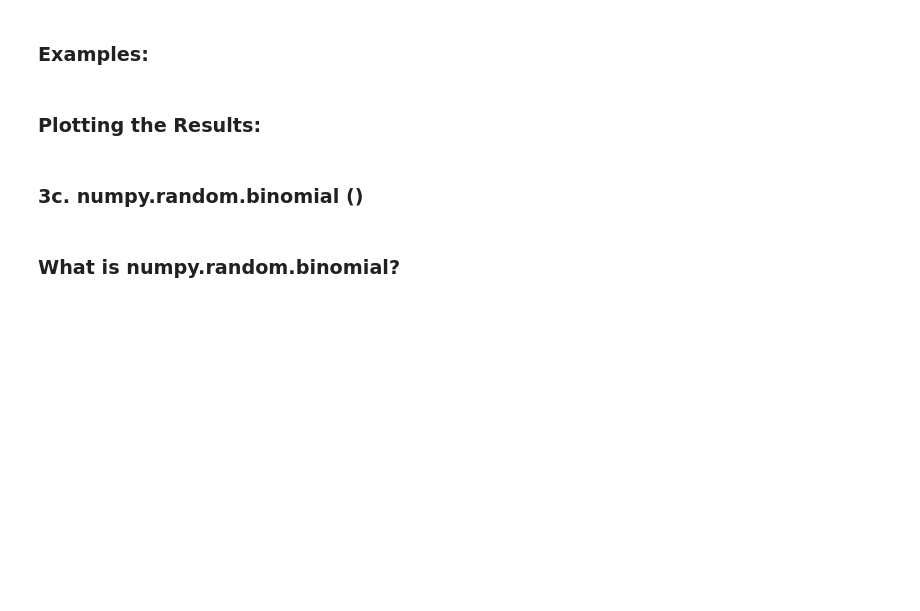
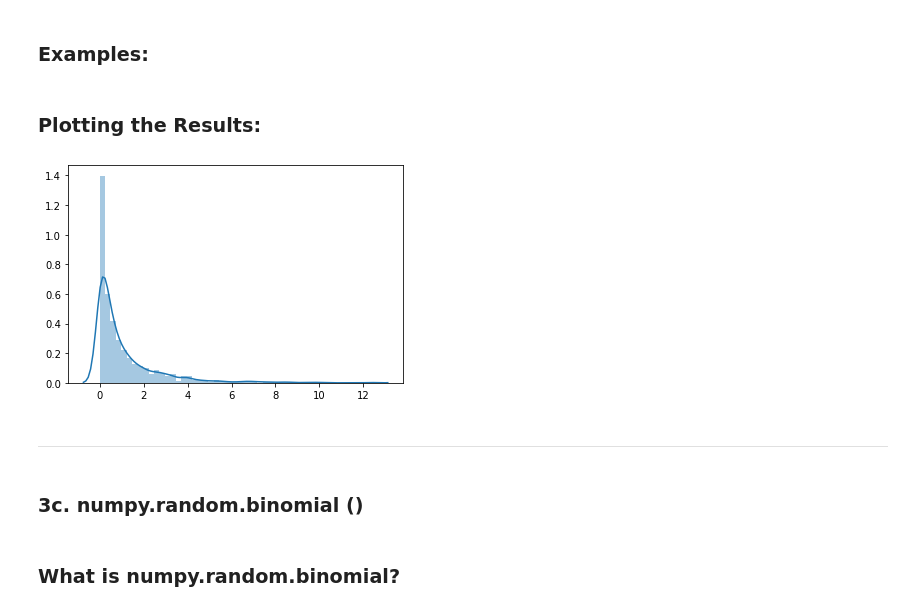
Before and after one commit to Fiona-600/Programming-for-Data-Analytics-2020-Assignment, a Jupyter notebook: Assignment-2020.ipynb, the cells around one changed output. Saved outputs shown, nothing was run; the diff lists cells and outputs as text; code cells hidden in the pictures; blank space fills up the shorter version.

Commit message:
np.random.chiaquare added

```diff
--- a/Assignment-2020.ipynb
+++ b/Assignment-2020.ipynb
@@ -183,5 +220,13 @@ When df independent random variables, each with standard normal distributions (m
 # %% [markdown]
 ### Plotting the Results:
+# %%
+
+sns.distplot(random.chisquare(1,1000))
+plt.show()
+# %% [output]
+[figure, added]
+# %% [markdown]
+***
 # %% [markdown]
 ### 3c. numpy.random.binomial ()
 # %% [markdown]
```
Also changed, not shown: parts of 35 cells of this notebook.
